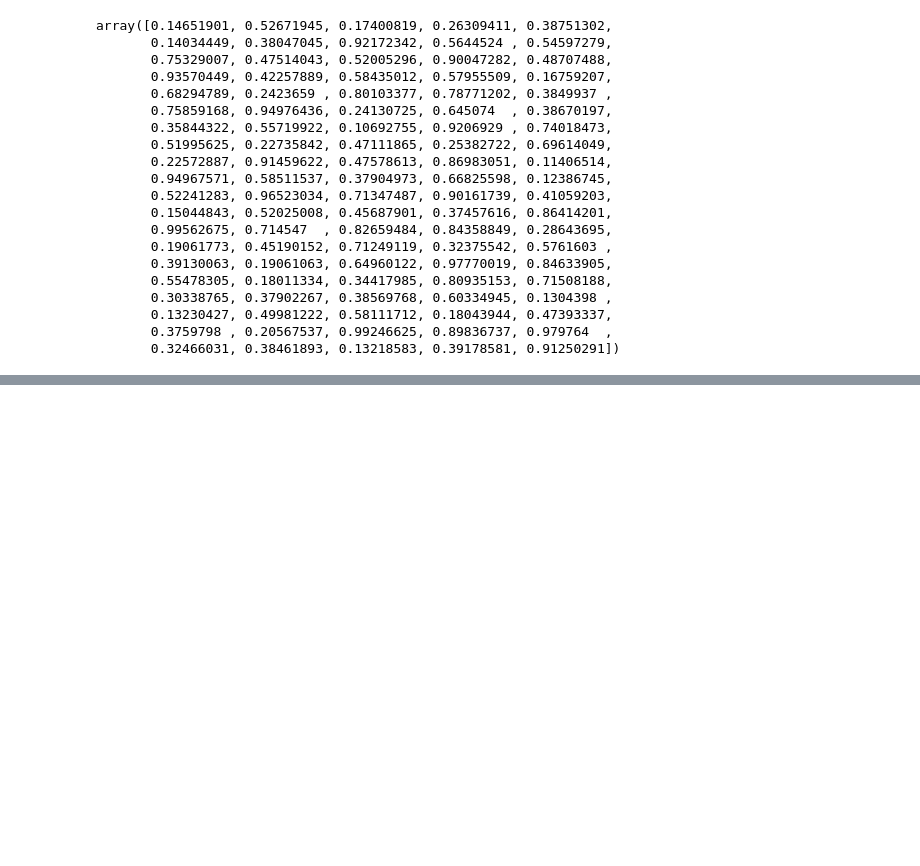
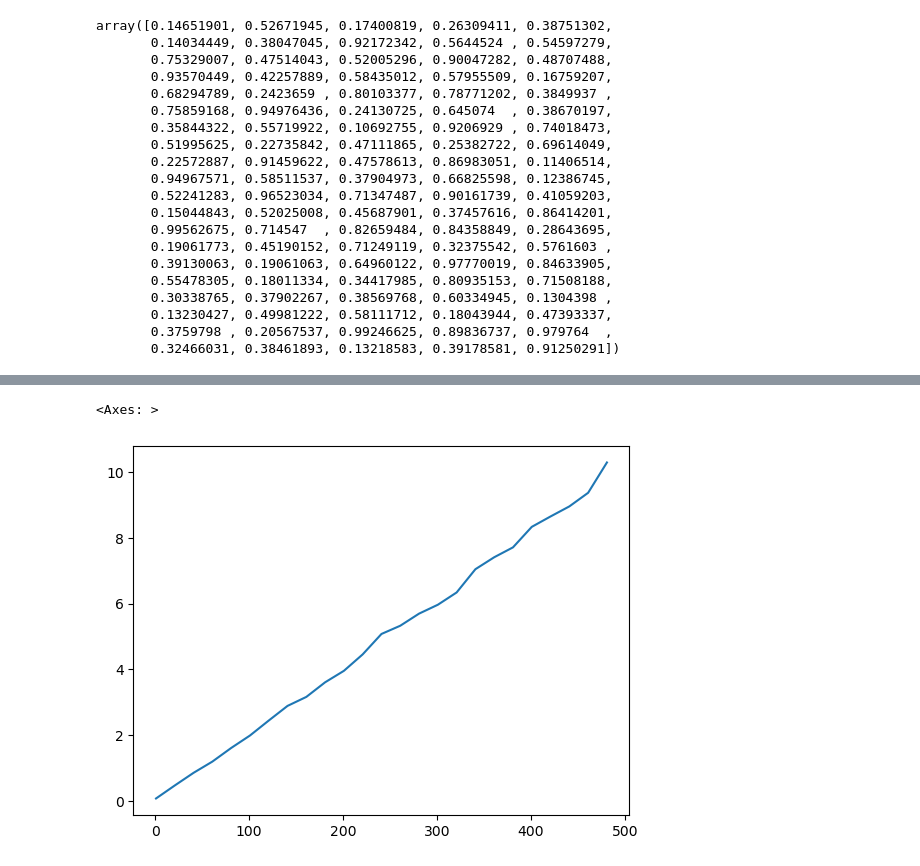
Before and after one commit to justinpayan/RAU2, a Jupyter notebook: notebooks/AAMAS Bids.ipynb, the cells around one changed output, grey strips where cells are left out. Cells and saved outputs as stored; diff of their text form; code cells hidden in the pictures; blank space fills up the shorter version.

```diff
--- a/notebooks/AAMAS Bids.ipynb
+++ b/notebooks/AAMAS Bids.ipynb
@@ -1049,0 +1536,3 @@ array([0.14651901, 0.52671945, 0.17400819, 0.26309411, 0.38751302,
+# %%
+eval_samples = get_samples(mod_mu, mod_zeta, "gauss_aamas1", num_samples=10000)
+# eval_samples = [gen.standard_cauchy(size=mod_mu.shape)*np.sqrt(mod_zeta) + mod_mu for _ in range(10)]
@@ -1049,0 +1545,9 @@ array([0.14651901, 0.52671945, 0.17400819, 0.26309411, 0.38751302,
+# %%
+usws = []
+for vs in eval_samples:
+    usws.append(compute_usw(cvar_usw_alloc, vs))
+cutoff = int(len(usws)*conf_level)
+# print(sorted(usws))
+# print()
+# print(sorted(usws)[:cutoff])
+print(np.mean(sorted(usws)[:cutoff]))
@@ -1049,0 +1556,9 @@ array([0.14651901, 0.52671945, 0.17400819, 0.26309411, 0.38751302,
+# %%
+usws = []
+for vs in eval_samples:
+    usws.append(compute_usw(usw_alloc, vs))
+cutoff = int(len(usws)*conf_level)
+# print(sorted(usws))
+# print()
+# print(sorted(usws)[:cutoff])
+print(np.mean(sorted(usws)[:cutoff]))
@@ -1049,0 +1666,6 @@ array([0.14651901, 0.52671945, 0.17400819, 0.26309411, 0.38751302,
+# %%
+vm_opts = np.arange(1, 500, 20)
+vm_out = []
+for vm in tqdm(vm_opts):
+    vm_out.append(run_single_experiment(variance_multiplier = vm, num_top_multiplied=3))
+    print(vm_out)
@@ -1049,0 +1714,5 @@ array([0.14651901, 0.52671945, 0.17400819, 0.26309411, 0.38751302,
+# %%
+sns.lineplot(x=vm_opts, y=vm_out)
+# %% [output]
+<Axes: >
+[figure, added]
```
Also changed, not shown: parts of 45 cells of this notebook, 2 other files.
